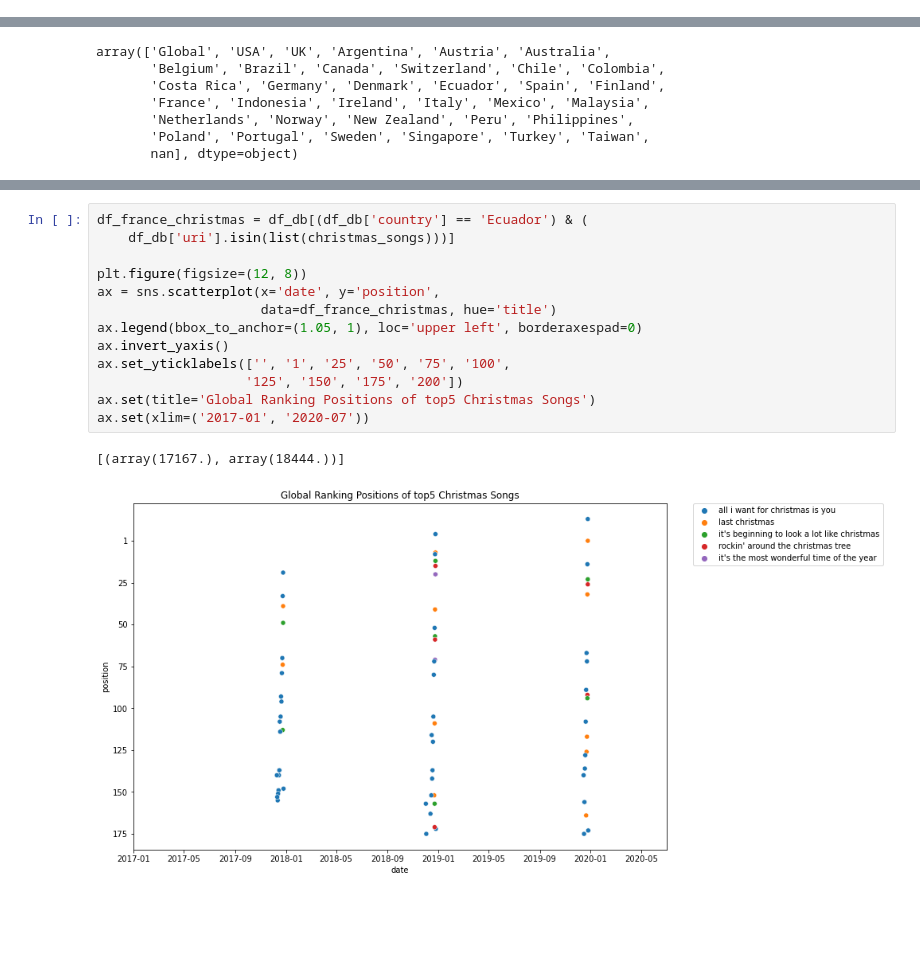
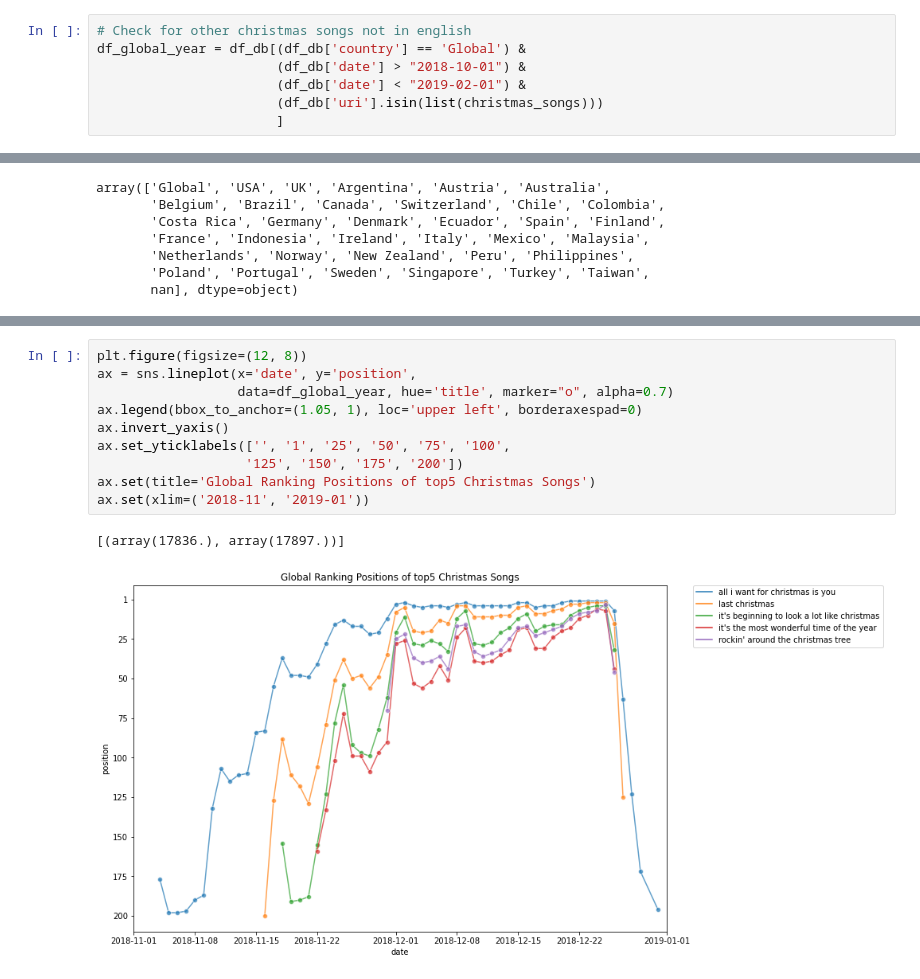
Before and after one commit to MaxiTrien/spotify-data-science-project, a Jupyter notebook: spotify-songs-eda-week4.ipynb, the cells around one changed output, grey strips where cells are left out. Drawn from its saved outputs; the diff is of its cells as text; blank space fills up the shorter version.

```diff
--- a/spotify-songs-eda-week4.ipynb
+++ b/spotify-songs-eda-week4.ipynb
@@ -108,6 +109,13 @@ df_brazil_christmas = df_db[(df_db['country'] == 'Brazil') & (df_db['uri'].isin(
 df_taiwan_christmas = df_db[(df_db['country'] == 'Taiwan') & (df_db['uri'].isin(list(christmas_songs)))]
 df_malaysia_christmas = df_db[(df_db['country'] == 'Malaysia') & (df_db['uri'].isin(list(christmas_songs)))]
 df_turkey_christmas = df_db[(df_db['country'] == 'Turkey') & (df_db['uri'].isin(list(christmas_songs)))]
+# %%
+# Check for other christmas songs not in english
+df_global_year = df_db[(df_db['country'] == 'Global') &
+                       (df_db['date'] > "2018-10-01") &
+                       (df_db['date'] < "2019-02-01") &
+                       (df_db['uri'].isin(list(christmas_songs)))
+                       ]
 # %%
 df_db['country'].unique()
 # %% [output]
@@ -138,19 +129,16 @@ df_db[(df_db['country'] == 'Ecuador') & (df_db['date'] > "2018-12-01") & (df_db[
 # %%
-df_france_christmas = df_db[(df_db['country'] == 'Ecuador') & (
-    df_db['uri'].isin(list(christmas_songs)))]
-
 plt.figure(figsize=(12, 8))
-ax = sns.scatterplot(x='date', y='position',
-                     data=df_france_christmas, hue='title')
+ax = sns.lineplot(x='date', y='position',
+                  data=df_global_year, hue='title', marker="o", alpha=0.7)
 ax.legend(bbox_to_anchor=(1.05, 1), loc='upper left', borderaxespad=0)
 ax.invert_yaxis()
 ax.set_yticklabels(['', '1', '25', '50', '75', '100',
                    '125', '150', '175', '200'])
 ax.set(title='Global Ranking Positions of top5 Christmas Songs')
-ax.set(xlim=('2017-01', '2020-07'))
+ax.set(xlim=('2018-11', '2019-01'))
 # %% [output]
-[(array(17167.), array(18444.))]
+[(array(17836.), array(17897.))]
-[figure, old version]
+[figure, new version]
 # %%
 f, ax = plt.subplots(2, 2, figsize=(18, 14), sharex=True, sharey=True)
 
```
Also changed, not shown: parts of 7 cells of this notebook.
